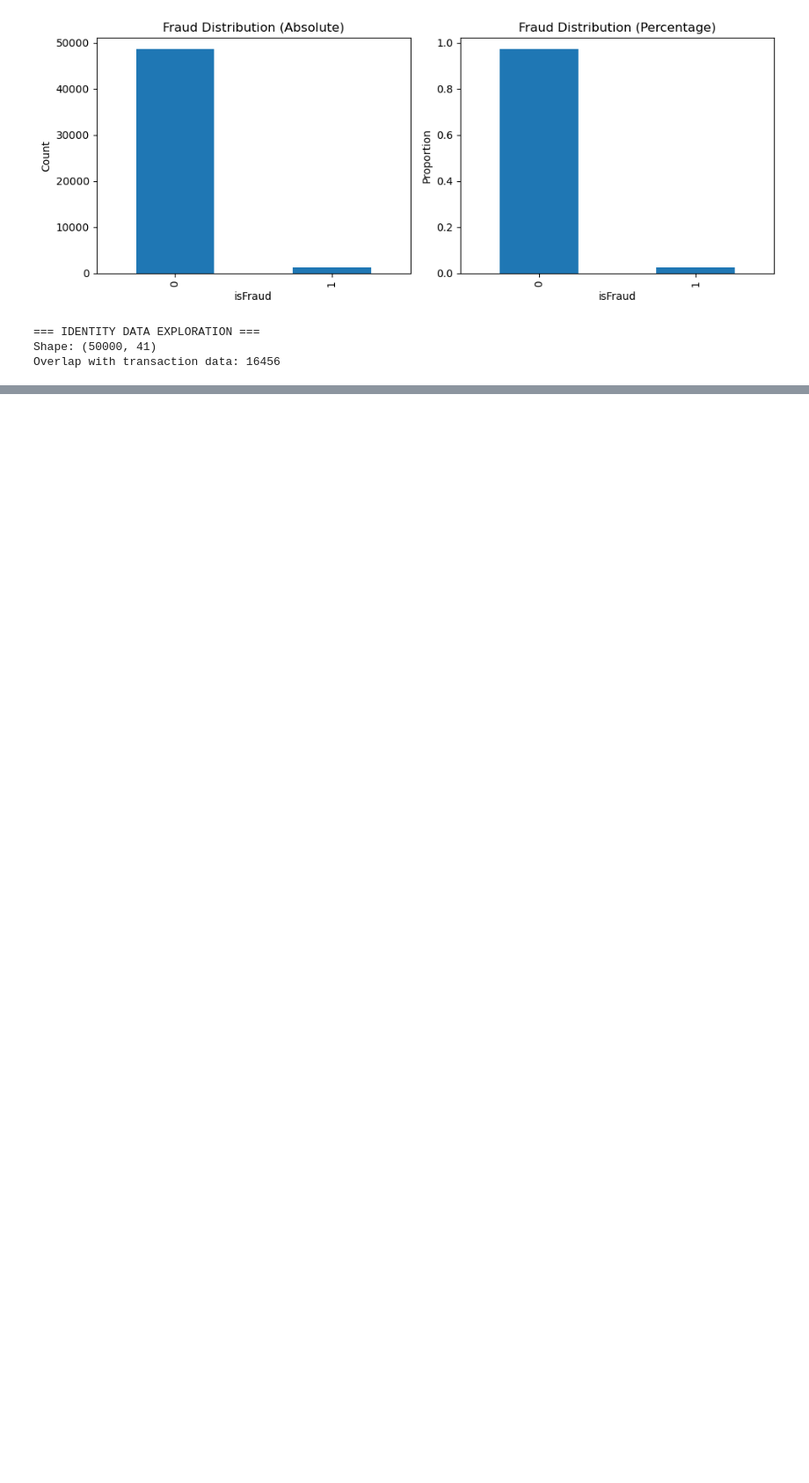
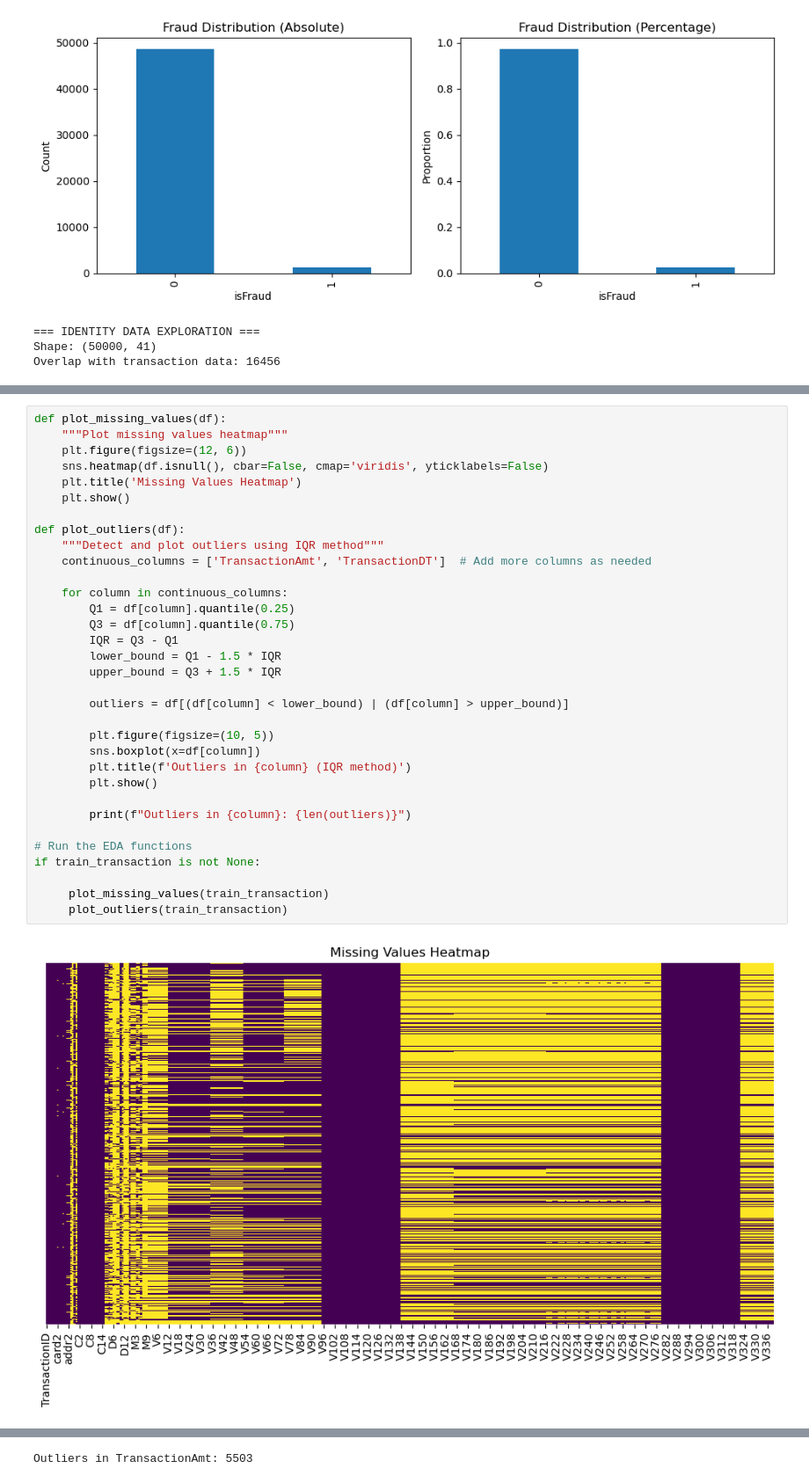
Before and after one commit to Harsh98245/FraudDetection, a Jupyter notebook: Frauddetection.ipynb, the cells around one changed output, grey strips where cells are left out. Shown at 88% size. Saved outputs shown, nothing was run; the diff lists cells and outputs as text; blank space fills up the shorter version.

```diff
--- a/Frauddetection.ipynb
+++ b/Frauddetection.ipynb
@@ -159,0 +218,35 @@ Overlap with transaction data: 16456
+# %%
+def plot_missing_values(df):
+    """Plot missing values heatmap"""
+    plt.figure(figsize=(12, 6))
+    sns.heatmap(df.isnull(), cbar=False, cmap='viridis', yticklabels=False)
+    plt.title('Missing Values Heatmap')
+    plt.show()
+
+def plot_outliers(df):
+    """Detect and plot outliers using IQR method"""
+    continuous_columns = ['TransactionAmt', 'TransactionDT']  # Add more columns as needed
+
+    for column in continuous_columns:
+        Q1 = df[column].quantile(0.25)
+        Q3 = df[column].quantile(0.75)
+        IQR = Q3 - Q1
+        lower_bound = Q1 - 1.5 * IQR
+        upper_bound = Q3 + 1.5 * IQR
+
+        outliers = df[(df[column] < lower_bound) | (df[column] > upper_bound)]
+
+        plt.figure(figsize=(10, 5))
+        sns.boxplot(x=df[column])
+        plt.title(f'Outliers in {column} (IQR method)')
+        plt.show()
+
+        print(f"Outliers in {column}: {len(outliers)}")
+
+# Run the EDA functions
+if train_transaction is not None:
+
+     plot_missing_values(train_transaction)
+     plot_outliers(train_transaction)
+# %% [output]
+[figure, added]
@@ -159,0 +254 @@ Overlap with transaction data: 16456
+Outliers in TransactionAmt: 5503
```
Also changed, not shown: parts of 15 cells of this notebook.
